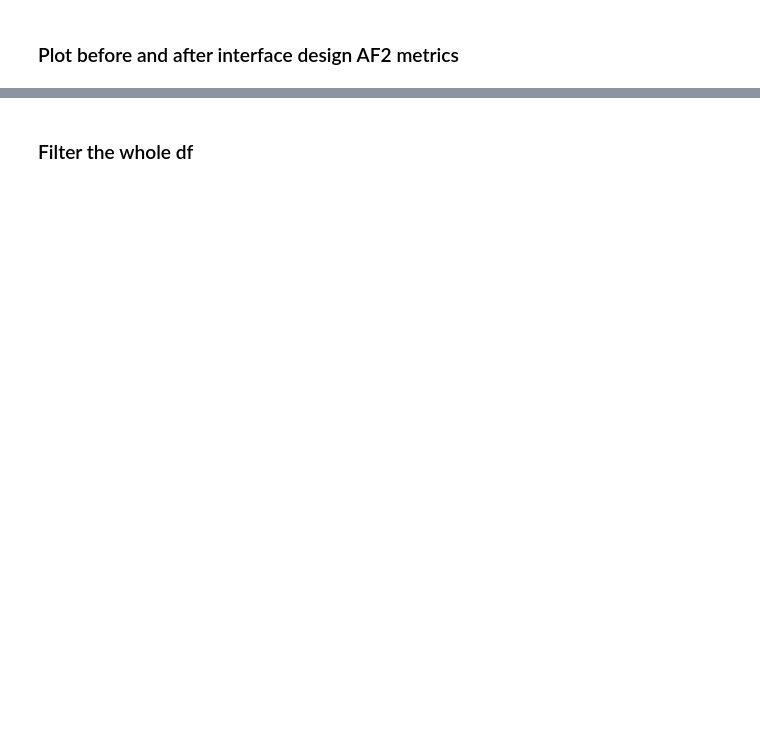
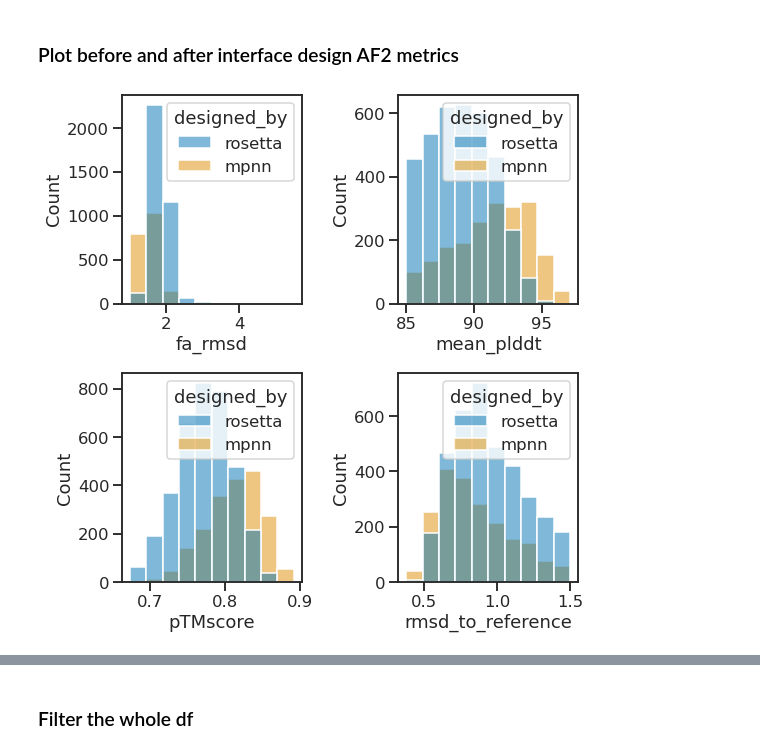
Before and after one commit to proleu/grad_reqs, a Jupyter notebook: 02_fold_apo.ipynb, the cells around one changed output, grey strips where cells are left out. Saved outputs shown, nothing was run; the diff lists cells and outputs as text; code cells hidden in the pictures; blank space fills up the shorter version.

```diff
--- a/02_fold_apo.ipynb
+++ b/02_fold_apo.ipynb
@@ -104,7 +102,7 @@ if not os.path.exists(os.path.join(output_path, "scores.json")):
 sys.path.insert(0, "/projects/crispy_shifty")
 from crispy_shifty.utils.io import parse_scorefile_linear
 
-output_path = os.path.join(os.getcwd(), f"projects/crispy_crispies/{simulation_name}")
+output_path = os.path.join(os.getcwd(), f"{simulation_name}")
 
 if not os.path.exists(os.path.join(output_path, "scores.csv")):
     scores_df = parse_scorefile_linear(os.path.join(output_path, "scores.json"))
@@ -129,7 +127,7 @@ sns.set(
 Gonna remove the Rosetta sfxn scoreterms for now
 # %%
 rosetta = scores_df[scores_df["designed_by"] == "rosetta"]
-mpnn = scores_df[scores_df["designed_by"] == "mpnn"].sample(1000, random_state=0)
+mpnn = scores_df[scores_df["designed_by"] == "mpnn"].sample(2000, random_state=0)
 sample_df = pd.concat([rosetta, mpnn])
 # %%
 from crispy_shifty.protocols.design import beta_nov16_terms
@@ -145,16 +146,18 @@ from crispy_shifty.utils.plotting import histplot_df, pairplot_df
 ### Plot before and after interface design AF2 metrics
 # %%
 cols = [
-    "mean_pae_interaction",
+    "fa_rmsd",
     "mean_plddt",
     "pTMscore",
     "rmsd_to_reference",
 ]
 the_fig = histplot_df(
     df=sample_df,
     cols=cols,
     bins=10,
     hue="designed_by",
 )
-plt.savefig(os.path.join(output_path, "old_vs_new_af2_scores.png"))
+plt.savefig(os.path.join(output_path, "af2_scores.png"))
+# %% [output]
+[figure, added]
 # %%
```
Also changed, not shown: parts of 23 cells of this notebook, 3 other files.
